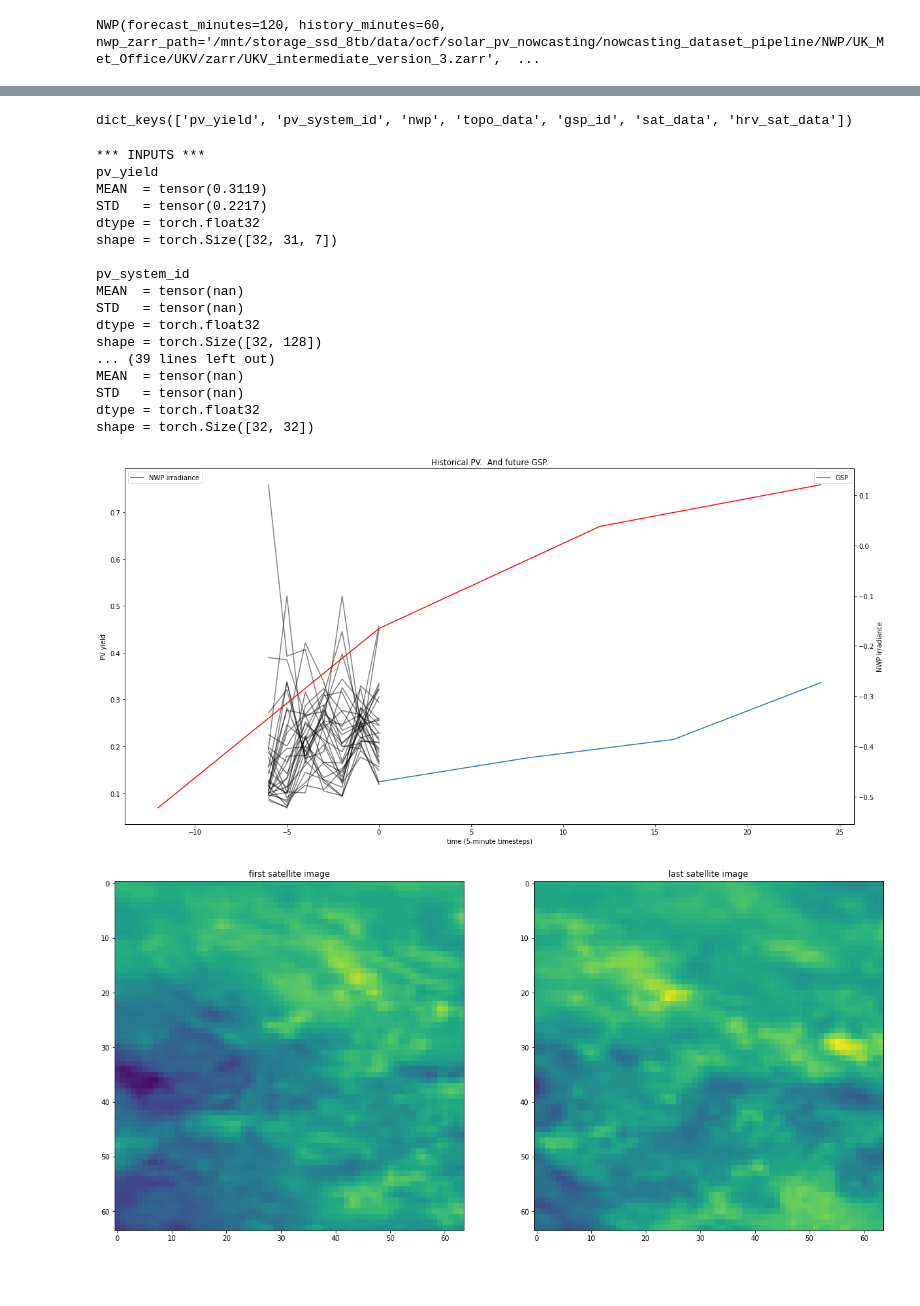
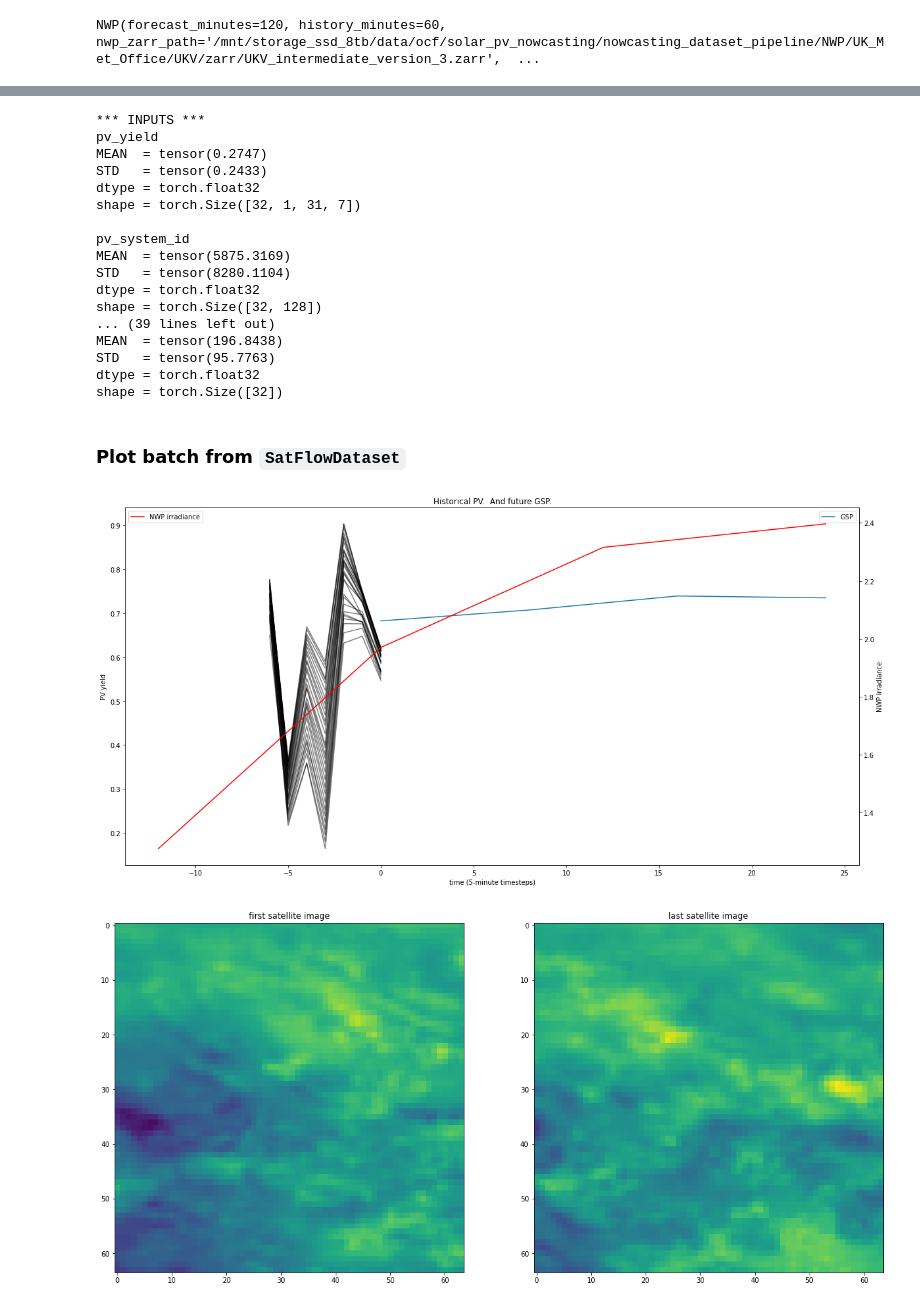
Before and after one commit to openclimatefix/nowcasting_dataloader, a Jupyter notebook: notebooks/explore_batches.ipynb, the cells around one changed output, grey strips where cells are left out. Cells and saved outputs as stored; diff of their text form; code cells hidden in the pictures; blank space fills up the shorter version.

```diff
--- a/notebooks/explore_batches.ipynb
+++ b/notebooks/explore_batches.ipynb
@@ -79,7 +84,9 @@ sat_flow_dataset = SatFlowDataset(
     src_path=BASE_PATH / "train",
     tmp_path="/home/jack/temp",
     cloud="local",
-    configuration=configuration)
+    configuration=configuration,
+    # add_position_encoding=True
+)
 # %%
 %%time
 batch_inputs, batch_targets = sat_flow_dataset[0]
@@ -89,7 +93,5 @@ Wall time: 427 ms
 # %%
 batch_inputs.keys()
-# %% [output]
-dict_keys(['pv_yield', 'pv_system_id', 'nwp', 'topo_data', 'gsp_id', 'sat_data', 'hrv_sat_data'])
 # %%
 def print_details(tensor):
     print("MEAN  =", tensor.mean())
@@ -110,18 +112,18 @@ for data_source_name, tensor in batch_targets.items():
 # %% [output]
 *** INPUTS ***
 pv_yield
-MEAN  = tensor(0.3119)
-STD   = tensor(0.2217)
+MEAN  = tensor(0.2747)
+STD   = tensor(0.2433)
 dtype = torch.float32
-shape = torch.Size([32, 31, 7])
+shape = torch.Size([32, 1, 31, 7])
 
 pv_system_id
-MEAN  = tensor(nan)
-STD   = tensor(nan)
+MEAN  = tensor(5875.3169)
+STD   = tensor(8280.1104)
 dtype = torch.float32
 shape = torch.Size([32, 128])
 ... (39 lines left out)
-MEAN  = tensor(nan)
-STD   = tensor(nan)
+MEAN  = tensor(196.8438)
+STD   = tensor(95.7763)
 dtype = torch.float32
-shape = torch.Size([32, 32])
+shape = torch.Size([32])
@@ -130,37 +130,39 @@ import numpy as np
+# %% [markdown]
+### Plot batch from `SatFlowDataset`
 # %%
-example_i = 15
+example_i = 1
 
 fig, ax = plt.subplots(figsize=(20, 10))
 
 ax.set_title("Historical PV.  And future GSP.")
 ax.set_ylabel("PV yield")
 ax.set_xlabel("time (5-minute timesteps)")
 
 ax.plot(
     np.linspace(start=-6, stop=0, num=7),
-    batch_inputs['pv_yield'][example_i].T, #.mean(dim=0),
+    batch_inputs['pv_yield'][example_i, 0].T, #.mean(dim=0),
     #label="PV",
     color='black',
     alpha=0.5
 )
 ax.plot(
     np.linspace(start=0, stop=24, num=4),
-    batch_targets['gsp_yield'][example_i, :, 0].T,
+    batch_targets['gsp_yield'][example_i, :].T,
     label="GSP",
 )
 ax.legend();
 
 ax2 = ax.twinx()
 ax2.plot(
     np.linspace(start=-12, stop=24, num=4),
     batch_inputs['nwp'][example_i][1].mean(dim=[1,2]),
     label="NWP irradiance",
     color="red"
 )
 ax2.legend(loc="upper left")
 ax2.set_ylabel("NWP irradiance");
 # %% [output]
-[figure, old version]
+[figure, new version]
 # %%
 fig, axes = plt.subplots(ncols=2, figsize=(20, 20))
 
```
Also changed, not shown: parts of 6 cells of this notebook.
